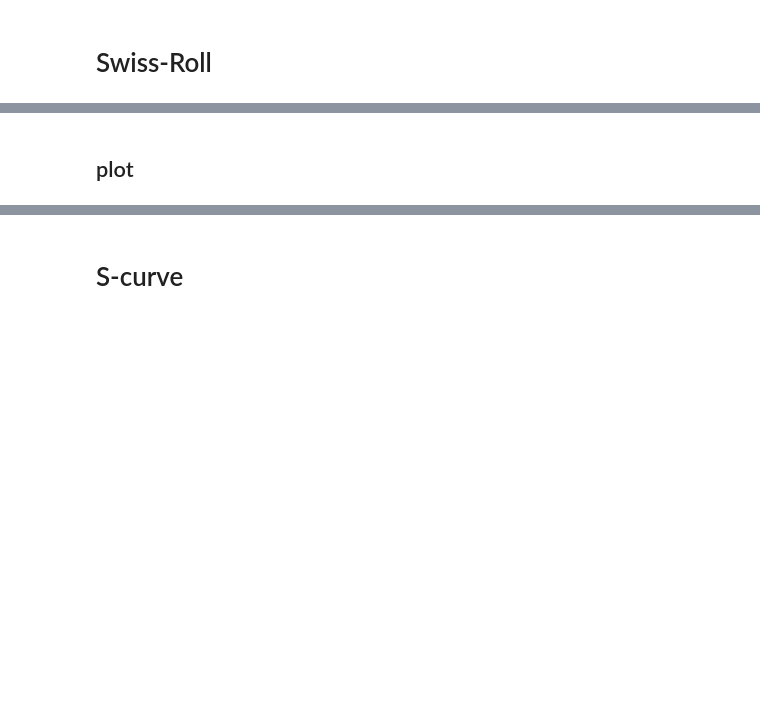
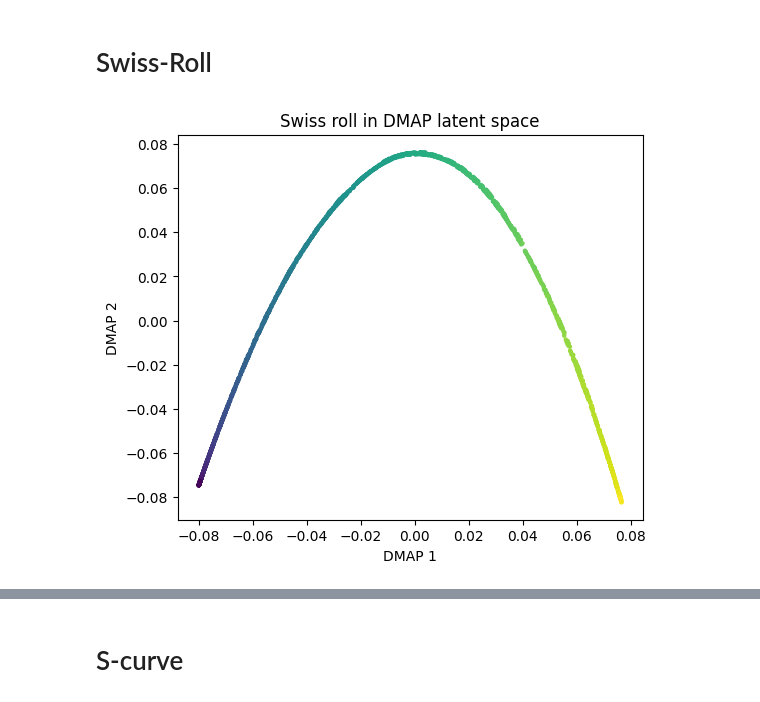
Before and after one commit to sparsetrace/DMAE, a Jupyter notebook: DMAE.ipynb, the cells around one changed output, grey strips where cells are left out. Saved outputs shown, nothing was run; the diff lists cells and outputs as text; code cells hidden in the pictures; blank space fills up the shorter version.

```diff
--- a/DMAE.ipynb
+++ b/DMAE.ipynb
@@ -18,15 +22,27 @@ except:
 # %% [markdown]
 # Swiss-Roll
 # %%
-from sklearn.datasets import make_swiss_roll
-
 R_iX, color = make_swiss_roll(n_samples=2000, noise=0.0)
 R_iX = R_iX.astype(np.float32)
 
 encoder = DMAP(R_iX, d=64, h=1, beta=0.5)
 
 R_ix    = encoder(R_iX)
 
 decoder = GPLM(R_ix=R_ix, R_iX=R_iX)
 
 Q_iX    = decoder(R_ix)
+
+plt.figure(figsize=(6, 5))
+plt.scatter(R_ix[:, 0, 0], R_ix[:, 0, 1], c=color, s=5)
+plt.xlabel("DMAP 1")
+plt.ylabel("DMAP 2")
+plt.title("Swiss roll in DMAP latent space")
+plt.show()
+
+mse_per_dim = np.mean((Q_iX - R_iX) ** 2, axis=0)
+
+title = f"Swiss roll: original (black rings) vs GPLM reconstruction (colored discs), MSE={mse_per_dim.mean()}"
+compare_3d_plots(R_iX, Q_iX, color, title, axis=False)
+# %% [output]
+[figure, added]
@@ -33,2 +49,0 @@ Q_iX    = decoder(R_ix)
-# %% [markdown]
-## plot
```
Also changed, not shown: parts of 9 cells of this notebook.
